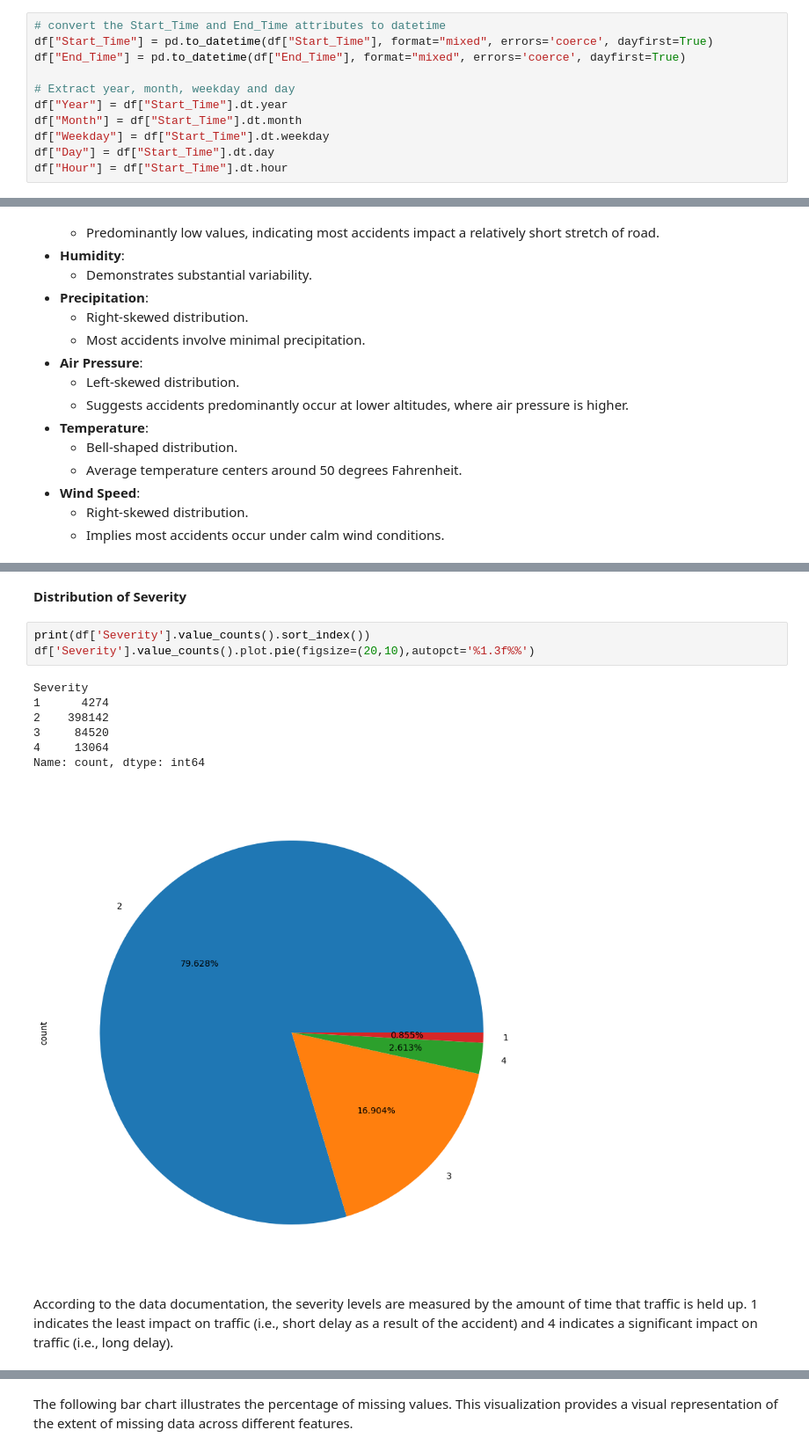
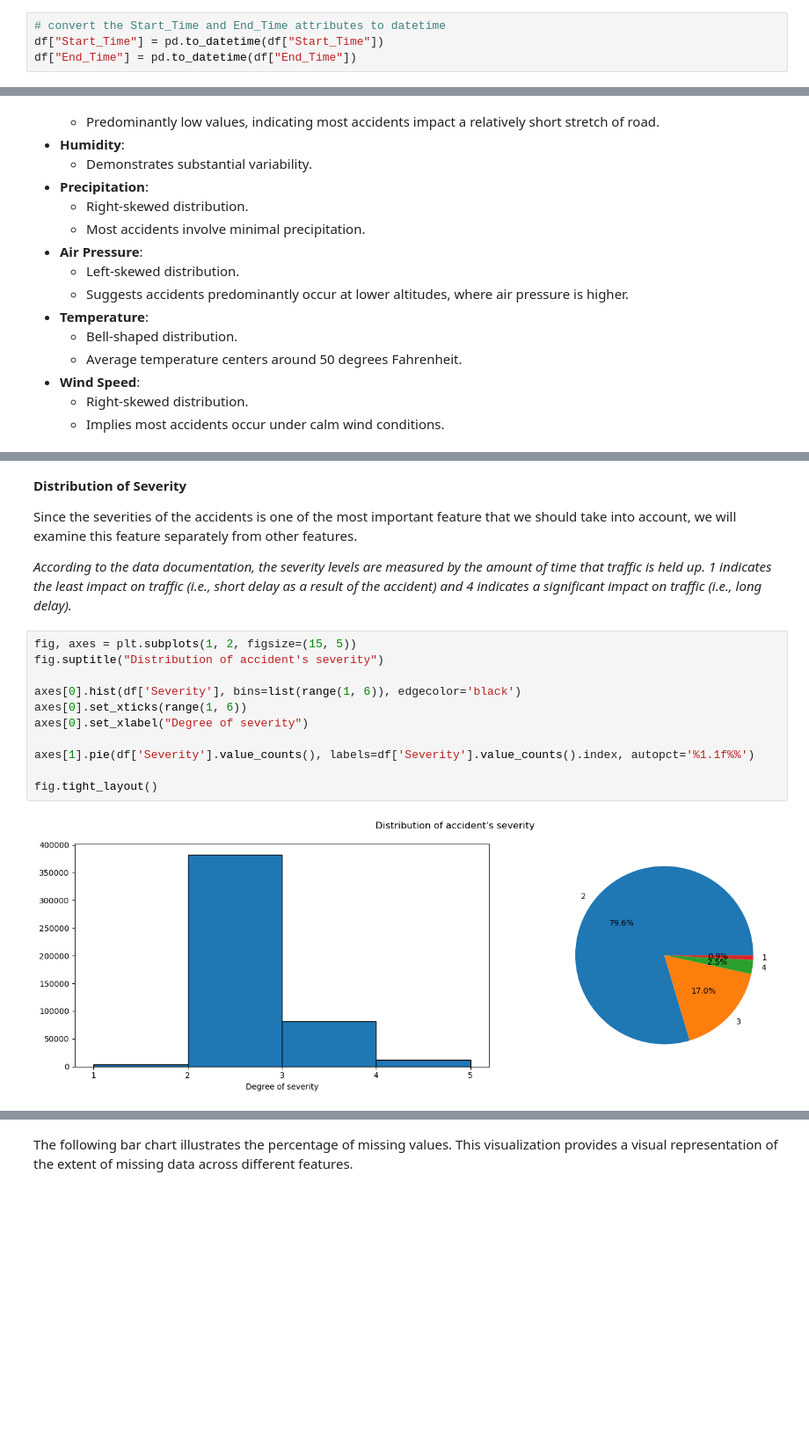
Before and after one commit to knightstark7/FinalProject-P4DS, a Jupyter notebook: USAccident.ipynb, the cells around one changed output, grey strips where cells are left out. Shown at 88% size. Drawn from its saved outputs; the diff is of its cells as text; blank space fills up the shorter version.

Commit message:
update data exploration: change outline, add comments about distribution

```diff
--- a/USAccident.ipynb
+++ b/USAccident.ipynb
@@ -212,12 +215,5 @@ Sunrise_Sunset      object            1483       0.30              2
 - For time-related data, it is often beneficial to convert these columns to `datetime` format to facilitate temporal analysis.
 # %%
 # convert the Start_Time and End_Time attributes to datetime
-df["Start_Time"] = pd.to_datetime(df["Start_Time"], format="mixed", errors='coerce', dayfirst=True)
-df["End_Time"] = pd.to_datetime(df["End_Time"], format="mixed", errors='coerce', dayfirst=True)
-
-# Extract year, month, weekday and day
-df["Year"] = df["Start_Time"].dt.year
-df["Month"] = df["Start_Time"].dt.month
-df["Weekday"] = df["Start_Time"].dt.weekday
-df["Day"] = df["Start_Time"].dt.day
-df["Hour"] = df["Start_Time"].dt.hour
+df["Start_Time"] = pd.to_datetime(df["Start_Time"])
+df["End_Time"] = pd.to_datetime(df["End_Time"])
@@ -312,15 +264,19 @@ The boolean variables denote Points of Interest (POI) in the dataset, indicating
-# %% [markdown]
-**Distribution of Severity**
-# %%
-print(df['Severity'].value_counts().sort_index())
-df['Severity'].value_counts().plot.pie(figsize=(20,10),autopct='%1.3f%%')
-# %% [output]
-Severity
-1      4274
-2    398142
-3     84520
-4     13064
-Name: count, dtype: int64
-[figure, removed]
 # %% [markdown]
-According to the data documentation, the severity levels are measured by the amount of time that traffic is held up. 1 indicates the least impact on traffic (i.e., short delay as a result of the accident) and 4 indicates a significant impact on traffic (i.e., long delay).
+**Distribution of Severity**
+
+Since the severities of the accidents is one of the most important feature that we should take into account, we will examine this feature separately from other features.
+
+_According to the data documentation, the severity levels are measured by the amount of time that traffic is held up. 1 indicates the least impact on traffic (i.e., short delay as a result of the accident) and 4 indicates a significant impact on traffic (i.e., long delay)._
+# %%
+fig, axes = plt.subplots(1, 2, figsize=(15, 5))
+fig.suptitle("Distribution of accident's severity")
+
+axes[0].hist(df['Severity'], bins=list(range(1, 6)), edgecolor='black')
+axes[0].set_xticks(range(1, 6))
+axes[0].set_xlabel("Degree of severity")
+
+axes[1].pie(df['Severity'].value_counts(), labels=df['Severity'].value_counts().index, autopct='%1.1f%%')
+
+fig.tight_layout()
+# %% [output]
+[figure, added]
```
Also changed, not shown: parts of 49 cells of this notebook.
